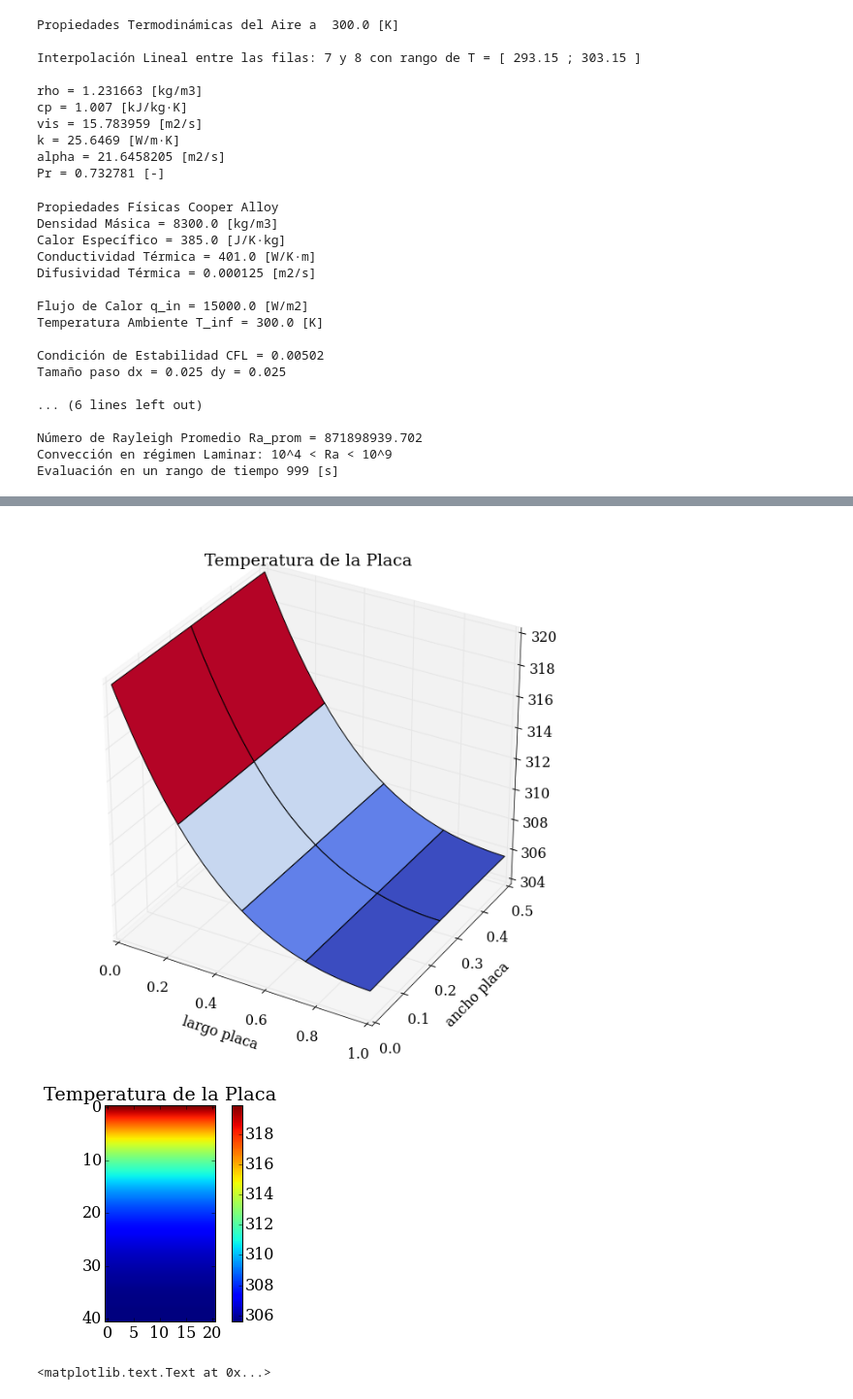
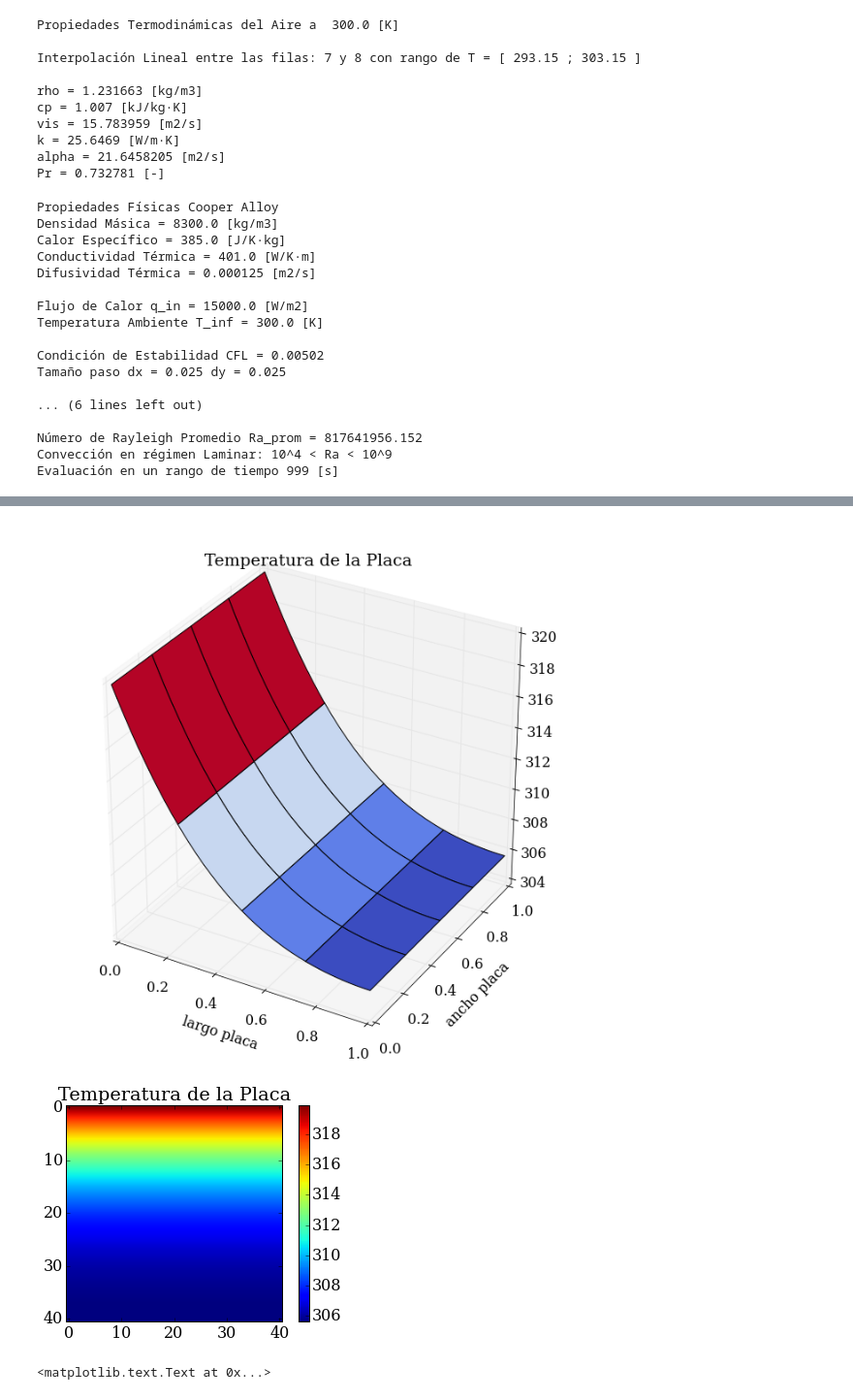
Before and after one commit to bunout/comsol_cctval, a Jupyter notebook: Project Refrigeration with Liquid Helium/Thermal Insulation Calculation/Convection_on_Plate.ipynb, the cells around one changed output, grey strips where cells are left out. Shown at 97% size. Cells and saved outputs as stored; diff of their text form; code cells hidden in the pictures.

```diff
--- a/Project Refrigeration with Liquid Helium/Thermal Insulation Calculation/Convection_on_Plate.ipynb
+++ b/Project Refrigeration with Liquid Helium/Thermal Insulation Calculation/Convection_on_Plate.ipynb
@@ -619,7 +619,7 @@ from math import pi
 
 #definición dimensiones principales
 lx = 1.
-ly = 0.5
+ly = 1.
 lt = 1000.
 
 dx = 0.025
@@ -774,7 +774,7 @@ for m in range(1):
                         C = 0.1
                         m = 1./3.
                     Nu = Nu_McAdams_Placa(Nu, Ra)
-                    h_conv = coef_CN(h_conv, k, D, Nu)
+                    h_conv = coef_CN(h_conv, k_fluid, D, Nu)
 
                 X_Gr[i,j] = Gr
                 X_Pr[i,j] = Pr
@@ -803,7 +803,7 @@ for m in range(1):
                         C = 0.1
                         m = 1./3.
                     Nu = Nu_McAdams_Placa(Nu, Ra)
-                    h_conv = coef_CN(h_conv, k, D, Nu)
+                    h_conv = coef_CN(h_conv, k_fluid, D, Nu)
 
                 X_Gr[i,j] = Gr
                 X_Pr[i,j] = Pr
@@ -861,7 +861,7 @@ for m in range(1):
                             C = 0.1
                             m = 1./3.
                         Nu = Nu_McAdams_Placa(Nu, Ra)
-                        h_conv = coef_CN(h_conv, k, D, Nu)
+                        h_conv = coef_CN(h_conv, k_fluid, D, Nu)
 
                     X_Gr[i,j] = Gr
                     X_Pr[i,j] = Pr
@@ -890,7 +890,7 @@ for m in range(1):
                             C = 0.1
                             m = 1./3.
                         Nu = Nu_McAdams_Placa(Nu, Ra)
-                        h_conv = coef_CN(h_conv, k, D, Nu)
+                        h_conv = coef_CN(h_conv, k_fluid, D, Nu)
 
                     X_Gr[i,j] = Gr
                     X_Pr[i,j] = Pr
@@ -994,6 +994,6 @@ Tamaño paso dx = 0.025 dy = 0.025
 
 ... (6 lines left out)
 
-Número de Rayleigh Promedio Ra_prom = 871898939.702
+Número de Rayleigh Promedio Ra_prom = 817641956.152
 Convección en régimen Laminar: 10^4 < Ra < 10^9
 Evaluación en un rango de tiempo 999 [s]
@@ -1001,5 +1001,5 @@ Evaluación en un rango de tiempo 999 [s]
-[figure, old version]
+[figure, new version]
-[figure, old version]
+[figure, new version]
 # %%
 import numpy as np
 from matplotlib import pyplot
```
Also changed, not shown: parts of 3 cells of this notebook.
